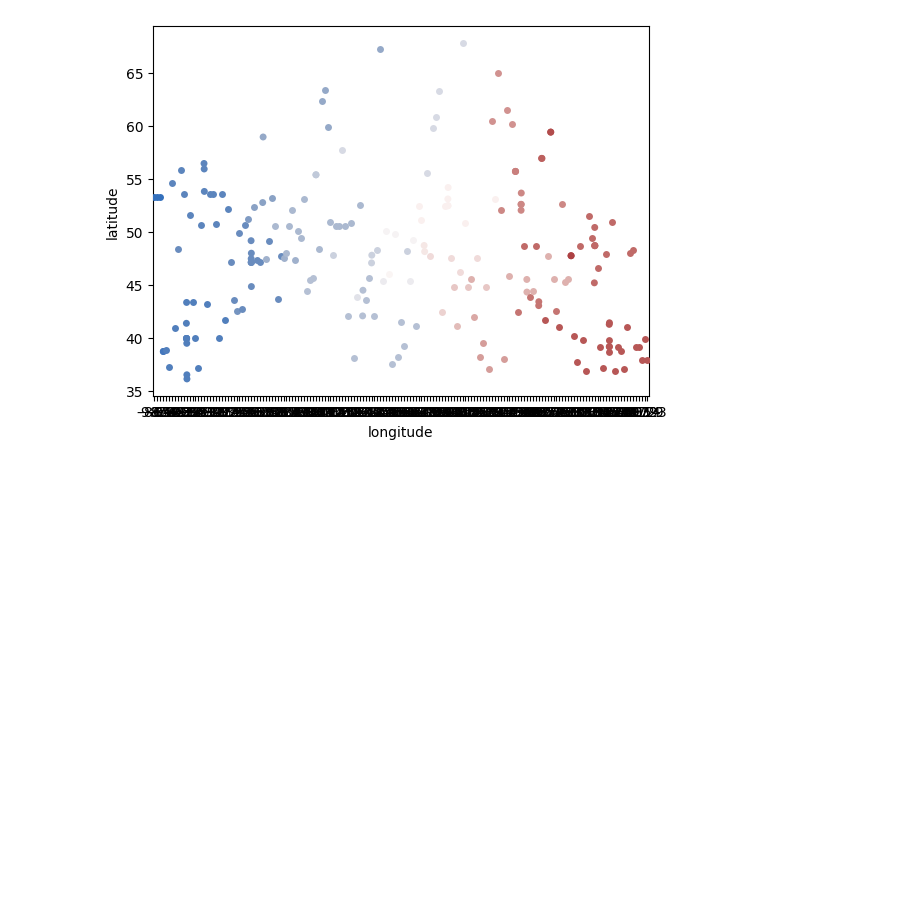
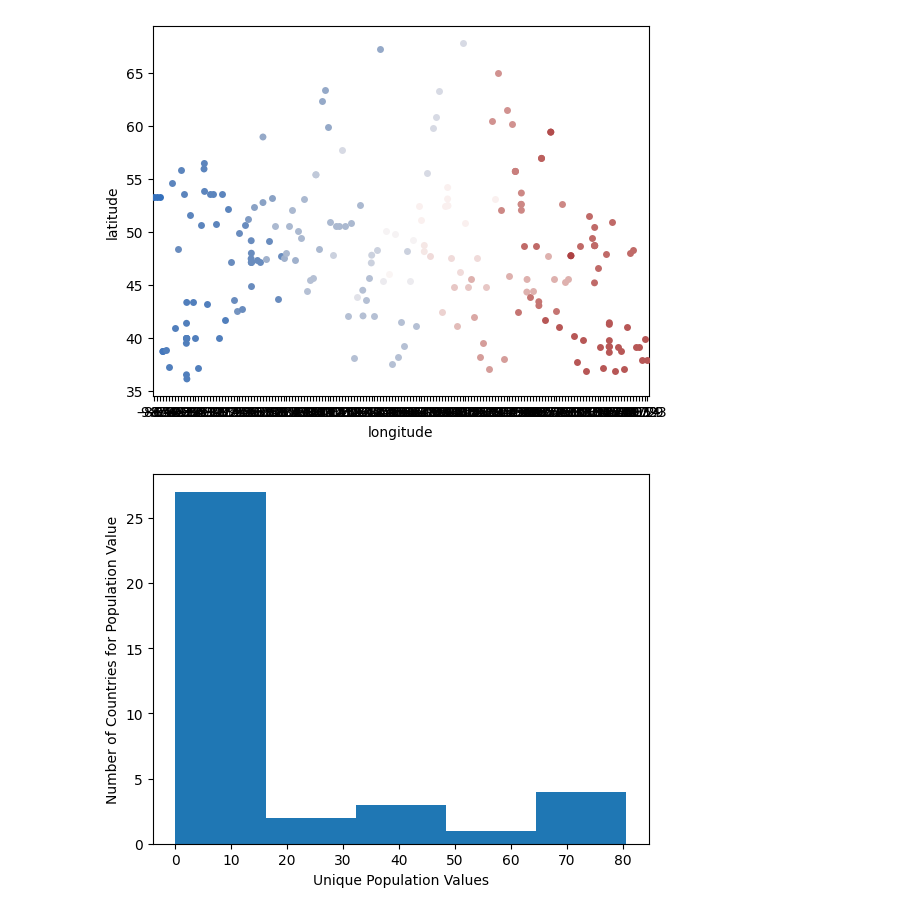
Before and after one commit to akash106/CS210DataSciProjects, a Jupyter notebook: Project 3/eucities_temps.ipynb, the cells around one changed output. Cells and saved outputs as stored; diff of their text form; code cells hidden in the pictures; blank space fills up the shorter version.

```diff
--- a/Project 3/eucities_temps.ipynb
+++ b/Project 3/eucities_temps.ipynb
@@ -145,3 +145,10 @@ sns.stripplot(
 # %% [output]
 <AxesSubplot: xlabel='longitude', ylabel='latitude'>
 [figure]
+# %%
+plt.hist(df['population'].unique(), bins= 5)
+plt.xlabel('Unique Population Values')
+plt.ylabel('Number of Countries for Population Value')
+plt.show()
+# %% [output]
+[figure, added]
```
Also changed, not shown: parts of 1 cell of this notebook.
